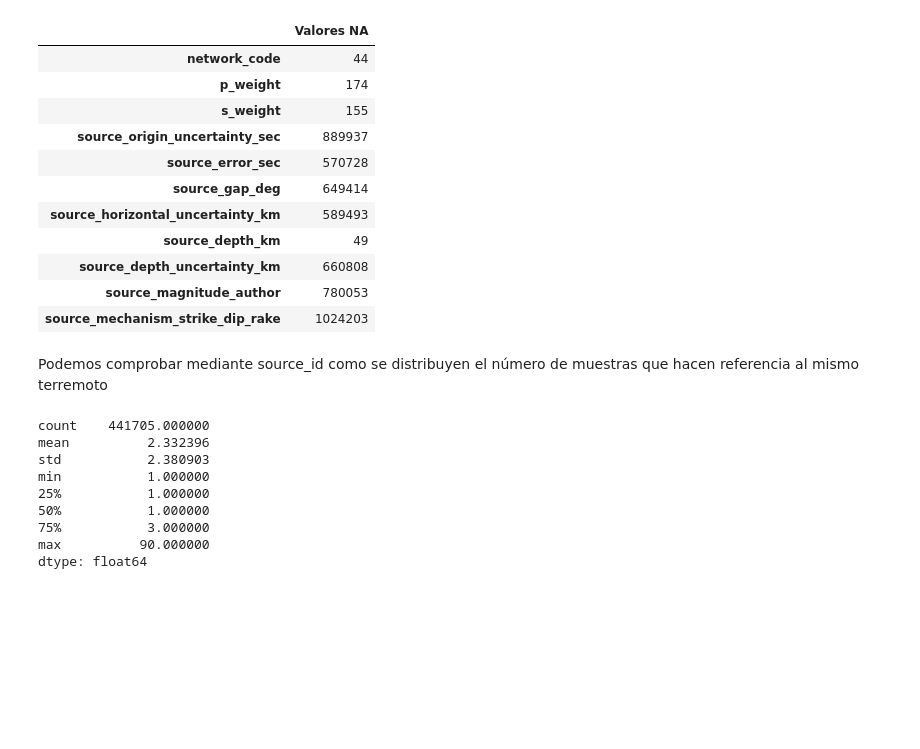
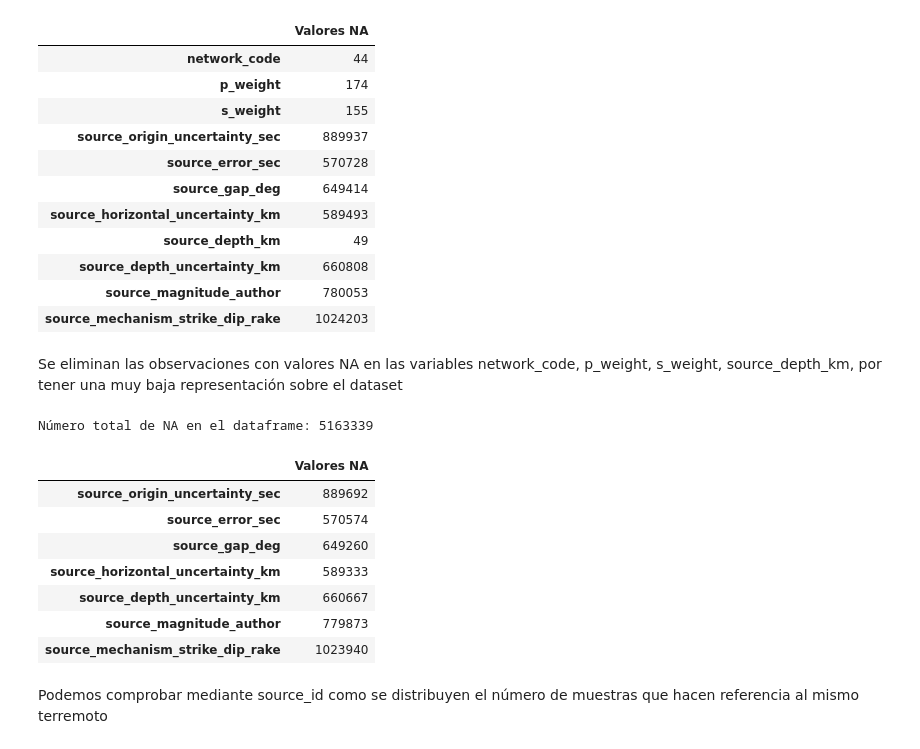
Before and after one commit to Alf-caput/ProyectoFinal_Capstone, a Jupyter notebook: proyectofinalcapstone-stead.ipynb, the cells around one changed output. Drawn from its saved outputs; the diff is of its cells as text; code cells hidden in the pictures; blank space fills up the shorter version.

```diff
--- a/proyectofinalcapstone-stead.ipynb
+++ b/proyectofinalcapstone-stead.ipynb
@@ -195,19 +197,26 @@ Número total de NA en el dataframe: 5165058
 | source_depth_uncertainty_km | 660808 |
 | source_magnitude_author | 780053 |
 | source_mechanism_strike_dip_rake | 1024203 |
+# %% [markdown]
+Se eliminan las observaciones con valores NA en las variables network_code, p_weight, s_weight, source_depth_km, por tener una muy baja representación sobre el dataset
+# %%
+df_earthquakes = df_earthquakes.dropna(axis=0, subset=['network_code', 'p_weight', 's_weight', 'source_depth_km'])
+print(f'Número total de NA en el dataframe: {(col_na:=df_earthquakes.isna().sum()).sum()}')
+df_earthquakes_na = pd.DataFrame({'Valores NA': col_na})
+df_earthquakes_na.loc[df_earthquakes_na.loc[:, 'Valores NA'] != 0, :] # Mostramos solo los que no tienen 0
+# %% [output]
+Número total de NA en el dataframe: 5163339
+|  | Valores NA |
+| source_origin_uncertainty_sec | 889692 |
+| source_error_sec | 570574 |
+| source_gap_deg | 649260 |
+| source_horizontal_uncertainty_km | 589333 |
+| source_depth_uncertainty_km | 660667 |
+| source_magnitude_author | 779873 |
+| source_mechanism_strike_dip_rake | 1023940 |
 # %% [markdown]
 Podemos comprobar mediante source_id como se distribuyen el número de muestras que hacen referencia al mismo terremoto
 # %%
 earthquake_samples = df_earthquakes.groupby('source_id')
 sizes = earthquake_samples.size()
 sizes.describe()
-# %% [output]
-count    441705.000000
-mean          2.332396
-std           2.380903
-min           1.000000
-25%           1.000000
-50%           1.000000
-75%           3.000000
-max          90.000000
-dtype: float64
```
Also changed, not shown: parts of 3 cells of this notebook.
